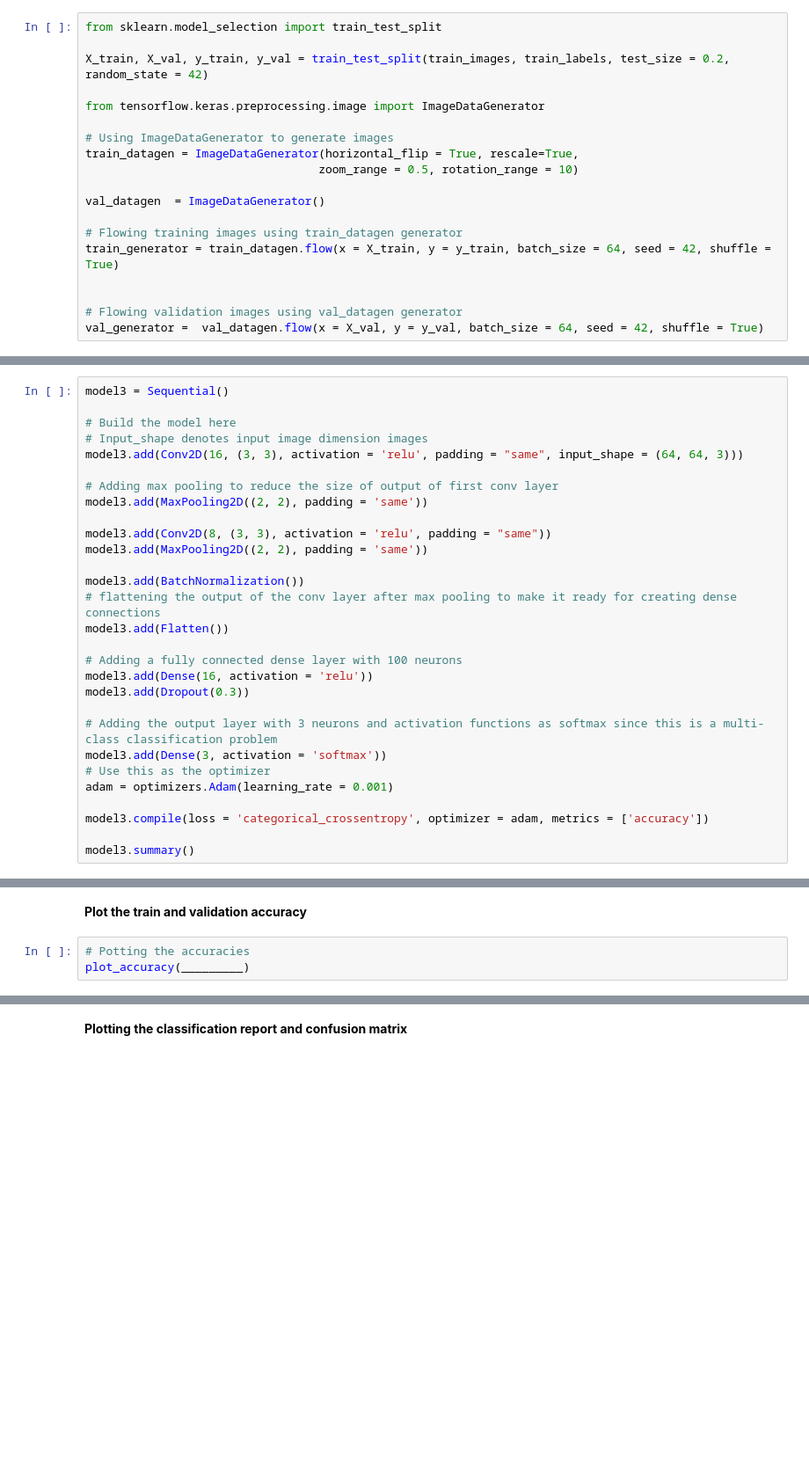
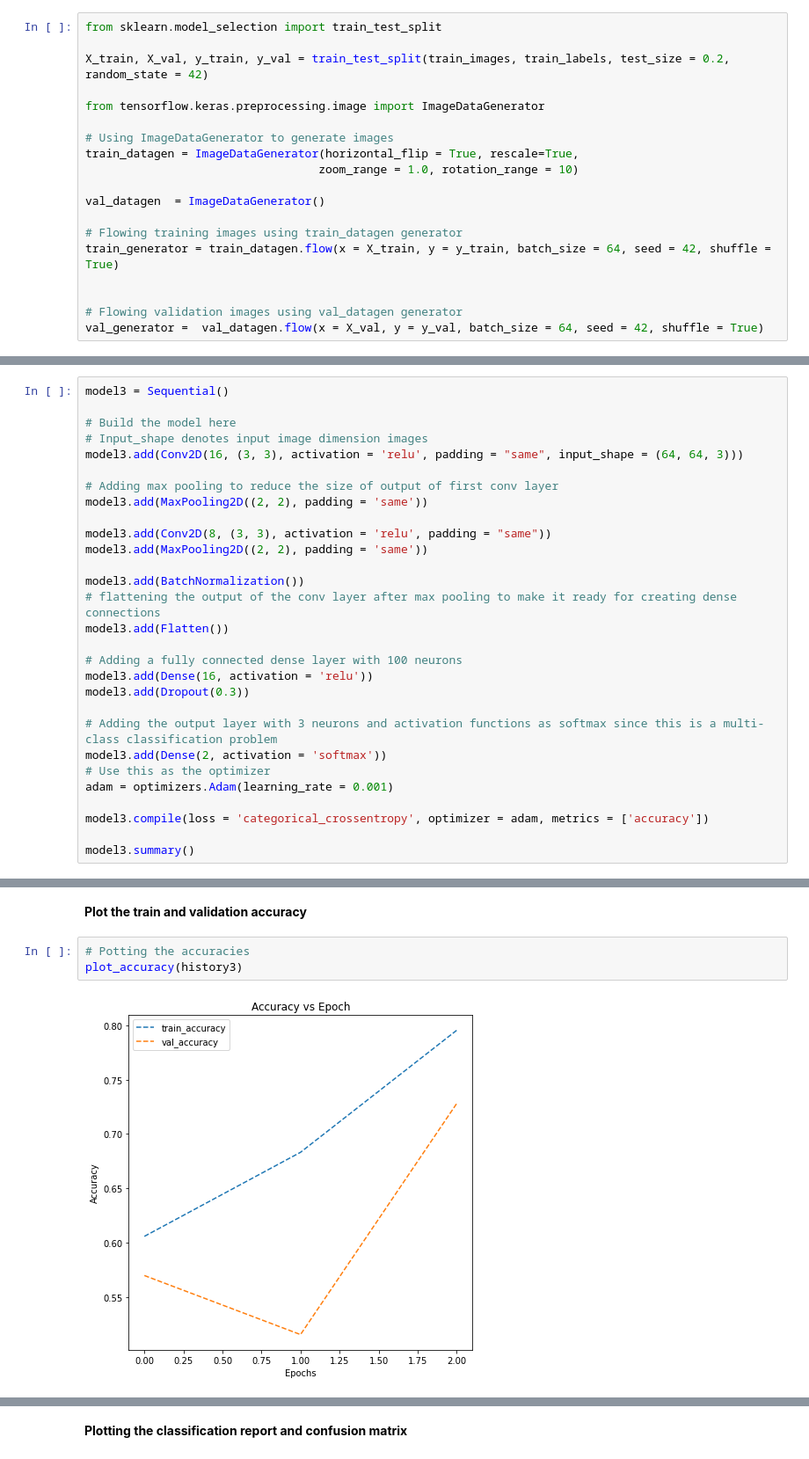
Before and after one commit to sunny722122/capitalstone_Proj_malaria_detection, a Jupyter notebook: Reference_Notebook_Milestone_2_Deep_Learning.ipynb, the cells around one changed output, grey strips where cells are left out. Shown: that part at 88% size. Cells and saved outputs as stored; diff of their text form; blank space fills up the shorter version.

```diff
--- a/Reference_Notebook_Milestone_2_Deep_Learning.ipynb
+++ b/Reference_Notebook_Milestone_2_Deep_Learning.ipynb
@@ -717,7 +718,7 @@ from tensorflow.keras.preprocessing.image import ImageDataGenerator
 
 # Using ImageDataGenerator to generate images
 train_datagen = ImageDataGenerator(horizontal_flip = True, rescale=True,
-                                  zoom_range = 0.5, rotation_range = 10)
+                                  zoom_range = 1.0, rotation_range = 10)
 
 val_datagen  = ImageDataGenerator()
 
@@ -782,7 +784,7 @@ model3.add(Dense(16, activation = 'relu'))
 model3.add(Dropout(0.3))
 
 # Adding the output layer with 3 neurons and activation functions as softmax since this is a multi-class classification problem
-model3.add(Dense(3, activation = 'softmax'))
+model3.add(Dense(2, activation = 'softmax'))
 # Use this as the optimizer
 adam = optimizers.Adam(learning_rate = 0.001)
 
@@ -828,6 +834,8 @@ InvalidArgumentError: ignored
 <b>Plot the train and validation accuracy
 # %%
 # Potting the accuracies
-plot_accuracy(_________)
+plot_accuracy(history3)
+# %% [output]
+[figure, added]
 # %%
 # Evaluating the model on test data
```
Also changed, not shown: parts of 20 cells of this notebook.
